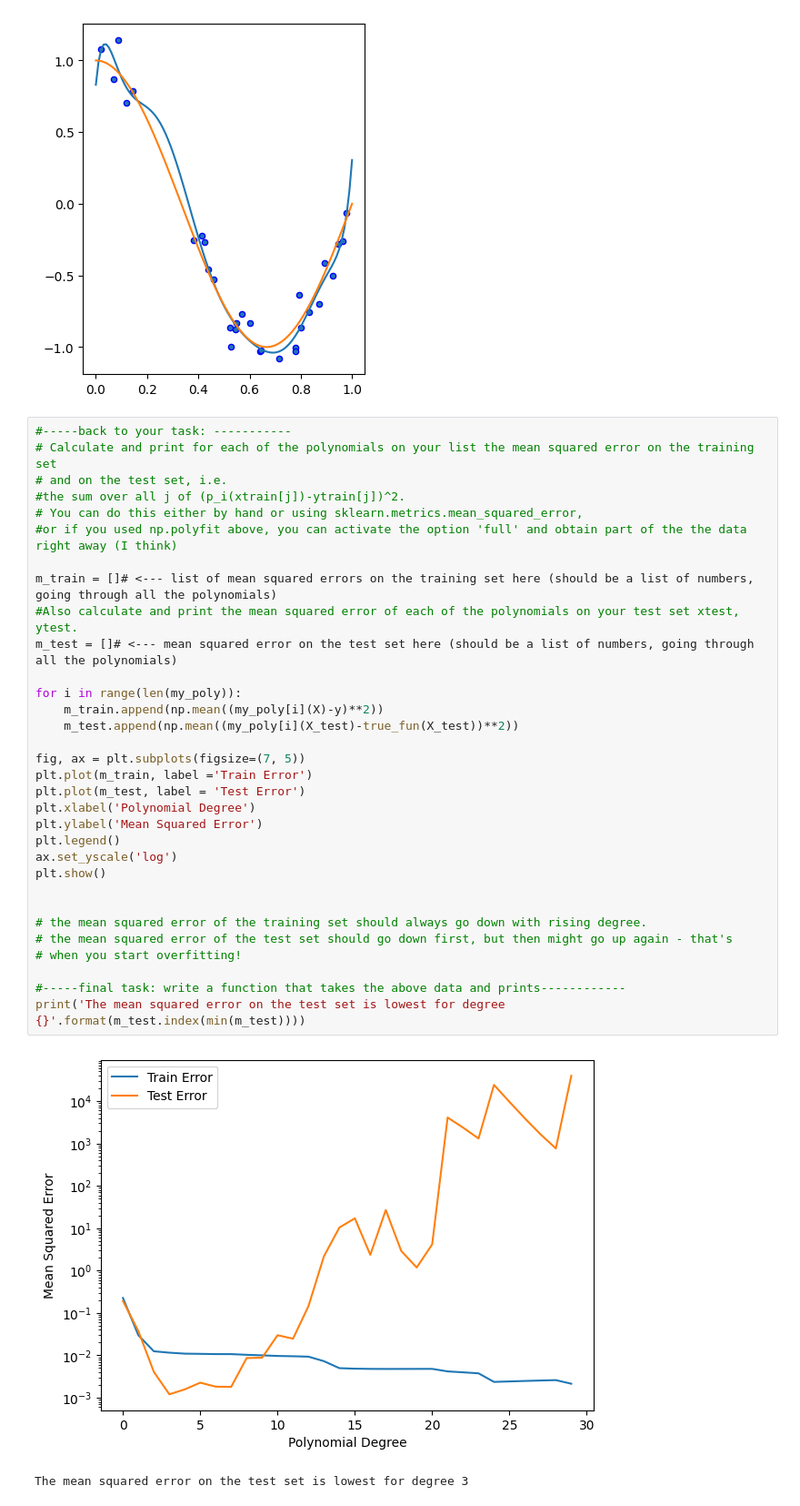
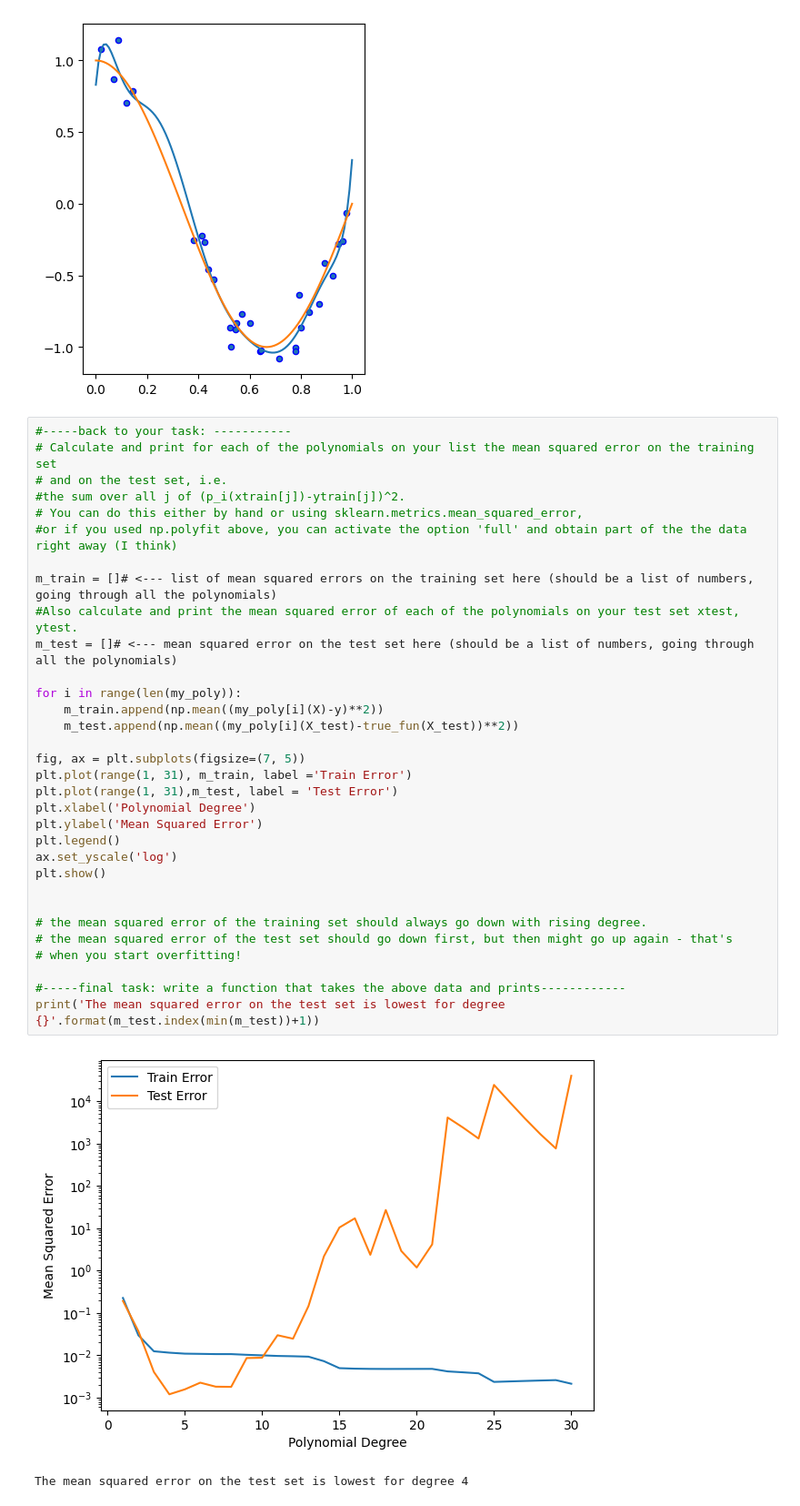
Before and after one commit to SAutum/ai-ds, a Jupyter notebook: math4ai/hongli/Ex15c-polynomial_regression.ipynb, the cells around one changed output. Shown at 91% size. Saved outputs shown, nothing was run; the diff lists cells and outputs as text.

```diff
--- a/math4ai/hongli/Ex15c-polynomial_regression.ipynb
+++ b/math4ai/hongli/Ex15c-polynomial_regression.ipynb
@@ -79,35 +79,35 @@ plt.plot(X_test, true_fun(X_test), label="True function")
 # %%
 #-----back to your task: -----------
 # Calculate and print for each of the polynomials on your list the mean squared error on the training set
 # and on the test set, i.e.
 #the sum over all j of (p_i(xtrain[j])-ytrain[j])^2.
 # You can do this either by hand or using sklearn.metrics.mean_squared_error,
 #or if you used np.polyfit above, you can activate the option 'full' and obtain part of the the data right away (I think)
 
 m_train = []# <--- list of mean squared errors on the training set here (should be a list of numbers, going through all the polynomials)
 #Also calculate and print the mean squared error of each of the polynomials on your test set xtest, ytest.
 m_test = []# <--- mean squared error on the test set here (should be a list of numbers, going through all the polynomials)
 
 for i in range(len(my_poly)):
     m_train.append(np.mean((my_poly[i](X)-y)**2))
     m_test.append(np.mean((my_poly[i](X_test)-true_fun(X_test))**2))
 
 fig, ax = plt.subplots(figsize=(7, 5))
-plt.plot(m_train, label ='Train Error')
-plt.plot(m_test, label = 'Test Error')
+plt.plot(range(1, 31), m_train, label ='Train Error')
+plt.plot(range(1, 31),m_test, label = 'Test Error')
 plt.xlabel('Polynomial Degree')
 plt.ylabel('Mean Squared Error')
 plt.legend()
 ax.set_yscale('log')
 plt.show()
 
 
 # the mean squared error of the training set should always go down with rising degree.
 # the mean squared error of the test set should go down first, but then might go up again - that's
 # when you start overfitting!
 
 #-----final task: write a function that takes the above data and prints------------
-print('The mean squared error on the test set is lowest for degree {}'.format(m_test.index(min(m_test))))
+print('The mean squared error on the test set is lowest for degree {}'.format(m_test.index(min(m_test))+1))
 # %% [output]
-[figure, old version]
+[figure, new version]
-The mean squared error on the test set is lowest for degree 3
+The mean squared error on the test set is lowest for degree 4
```
Also changed, not shown: 1 other file.
